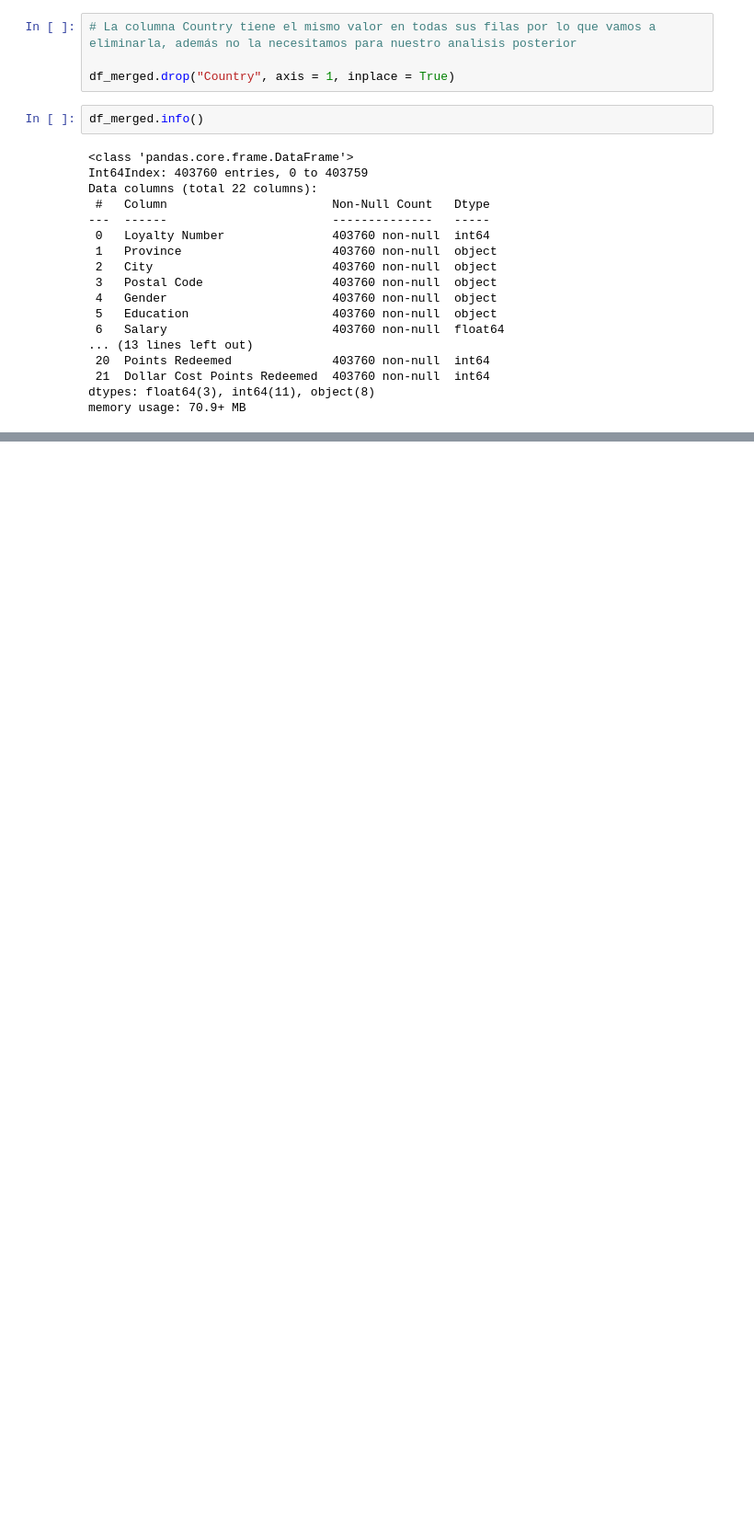
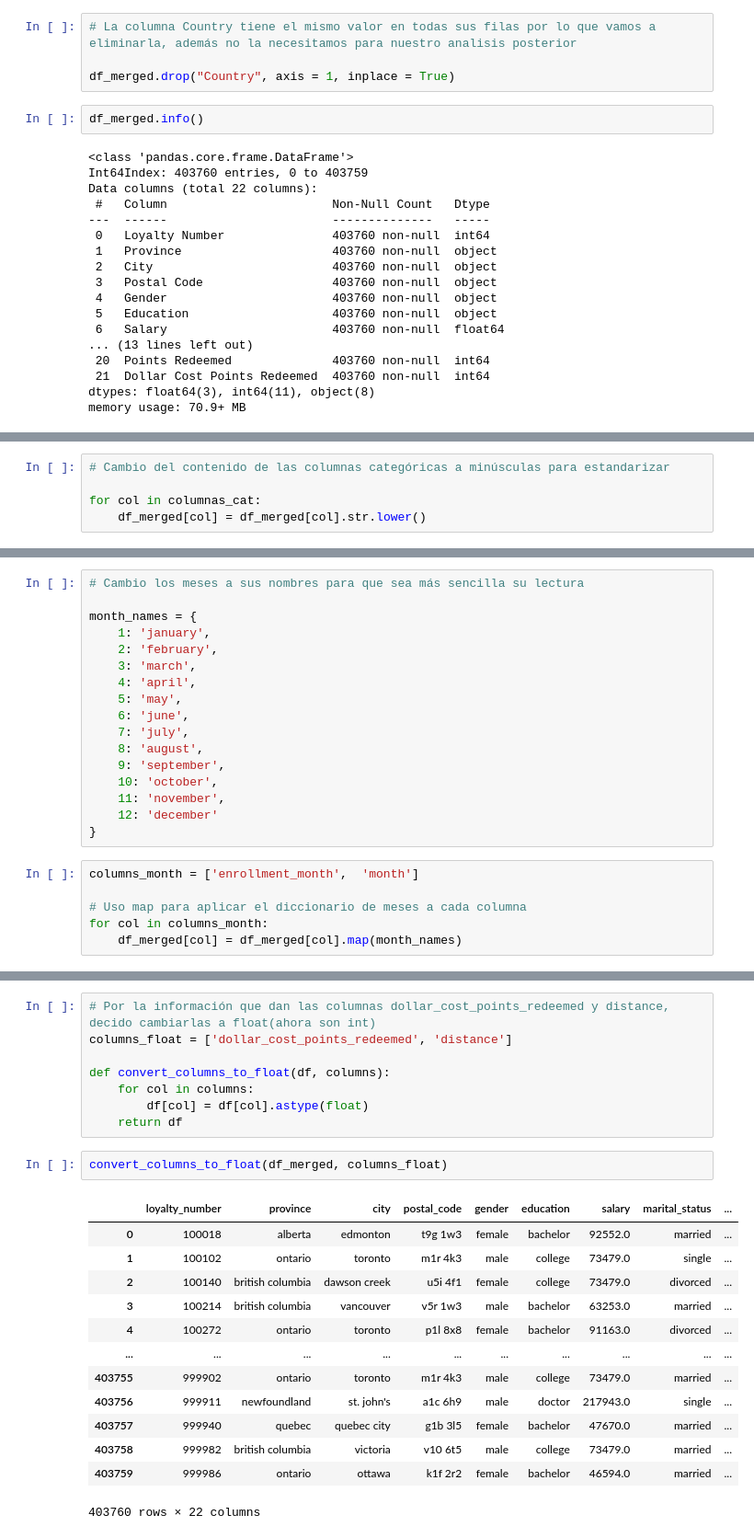
Before and after one commit to Adalab/bda-modulo-3-evaluacion-final-YamilleAClavo, a Jupyter notebook: evaluacion_mod3_Yami.ipynb, the cells around one changed output, grey strips where cells are left out. Shown: that part at 92% size. Saved outputs shown, nothing was run; the diff lists cells and outputs as text; blank space fills up the shorter version.

```diff
--- a/evaluacion_mod3_Yami.ipynb
+++ b/evaluacion_mod3_Yami.ipynb
@@ -640,0 +651,5 @@ df_merged['salary'] = df_merged['salary'].abs()
+# %%
+# Cambio del contenido de las columnas categóricas a minúsculas para estandarizar
+
+for col in columnas_cat:
+    df_merged[col] = df_merged[col].str.lower()
@@ -640,0 +665,23 @@ df_merged['salary'] = df_merged['salary'].abs()
+# %%
+# Cambio los meses a sus nombres para que sea más sencilla su lectura
+
+month_names = {
+    1: 'january',
+    2: 'february',
+    3: 'march',
+    4: 'april',
+    5: 'may',
+    6: 'june',
+    7: 'july',
+    8: 'august',
+    9: 'september',
+    10: 'october',
+    11: 'november',
+    12: 'december'
+}
+# %%
+columns_month = ['enrollment_month',  'month']
+
+# Uso map para aplicar el diccionario de meses a cada columna
+for col in columns_month:
+    df_merged[col] = df_merged[col].map(month_names)
@@ -640,0 +697,24 @@ df_merged['salary'] = df_merged['salary'].abs()
+# %%
+# Por la información que dan las columnas dollar_cost_points_redeemed y distance, decido cambiarlas a float(ahora son int)
+columns_float = ['dollar_cost_points_redeemed', 'distance']
+
+def convert_columns_to_float(df, columns):
+    for col in columns:
+        df[col] = df[col].astype(float)
+    return df
+# %%
+convert_columns_to_float(df_merged, columns_float)
+# %% [output]
+|  | loyalty_number | province | city | postal_code | gender | education | salary | marital_status | ... |
+| 0 | 100018 | alberta | edmonton | t9g 1w3 | female | bachelor | 92552.0 | married | ... |
+| 1 | 100102 | ontario | toronto | m1r 4k3 | male | college | 73479.0 | single | ... |
+| 2 | 100140 | british columbia | dawson creek | u5i 4f1 | female | college | 73479.0 | divorced | ... |
+| 3 | 100214 | british columbia | vancouver | v5r 1w3 | male | bachelor | 63253.0 | married | ... |
+| 4 | 100272 | ontario | toronto | p1l 8x8 | female | bachelor | 91163.0 | divorced | ... |
+| ... | ... | ... | ... | ... | ... | ... | ... | ... | ... |
+| 403755 | 999902 | ontario | toronto | m1r 4k3 | male | college | 73479.0 | married | ... |
+| 403756 | 999911 | newfoundland | st. john's | a1c 6h9 | male | doctor | 217943.0 | single | ... |
+| 403757 | 999940 | quebec | quebec city | g1b 3l5 | female | bachelor | 47670.0 | married | ... |
+| 403758 | 999982 | british columbia | victoria | v10 6t5 | male | college | 73479.0 | married | ... |
+| 403759 | 999986 | ontario | ottawa | k1f 2r2 | female | bachelor | 46594.0 | married | ... |
+403760 rows × 22 columns
```
Also changed, not shown: parts of 20 cells of this notebook, 1 other file.
